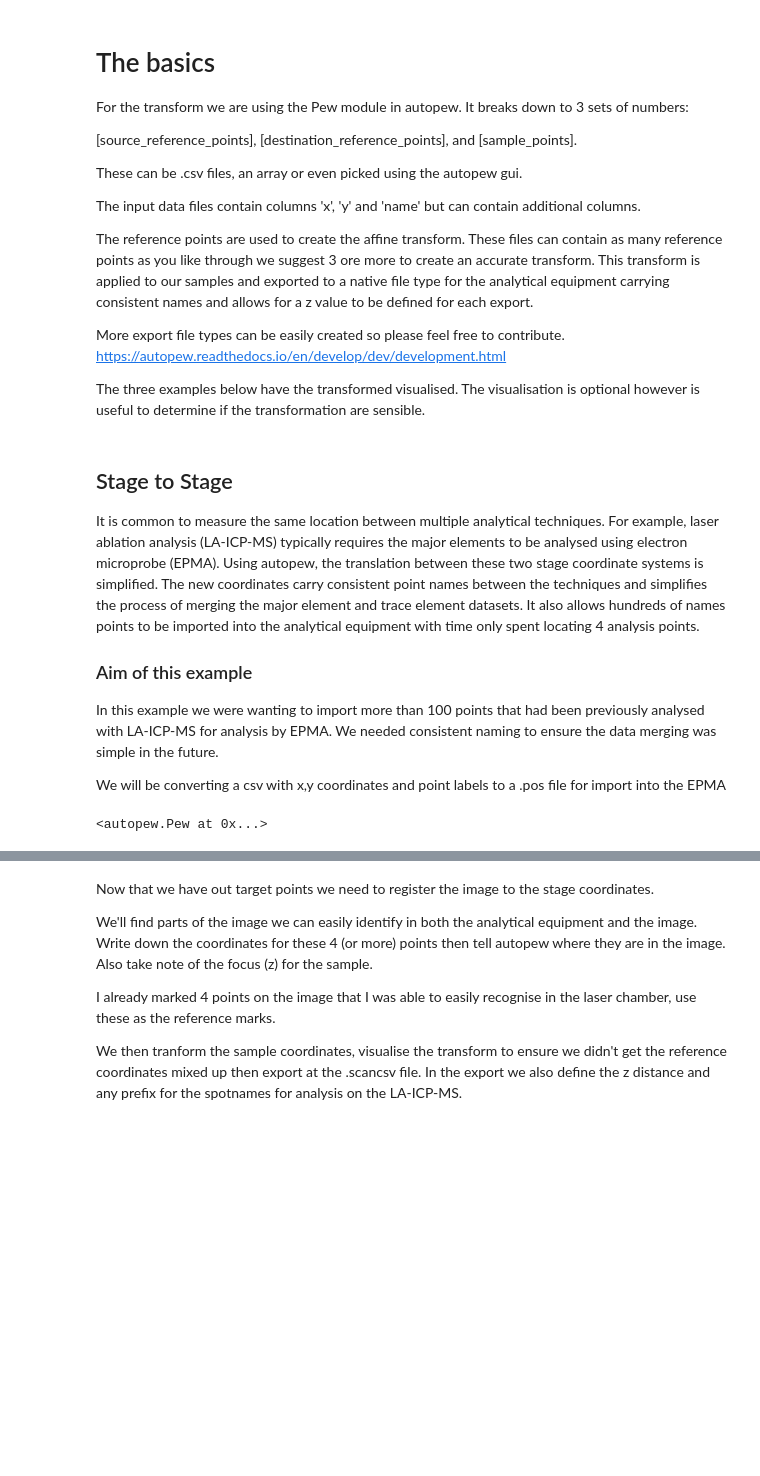
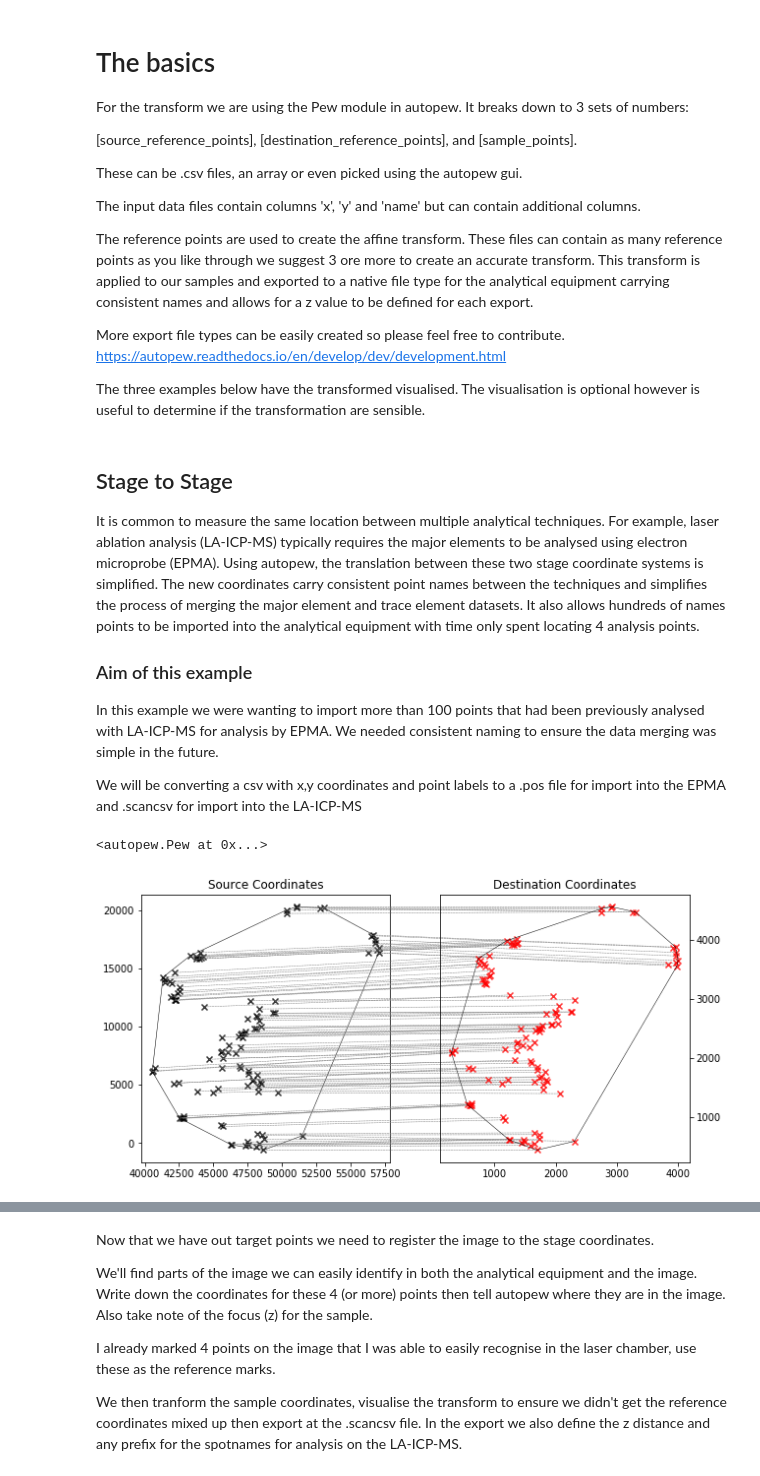
Before and after one commit to lavender22/AESC2021-autopew-poster, a Jupyter notebook: Autopew_poster.ipynb, the cells around one changed output, grey strips where cells are left out. Cells and saved outputs as stored; diff of their text form; code cells hidden in the pictures; blank space fills up the shorter version.

```diff
--- a/Autopew_poster.ipynb
+++ b/Autopew_poster.ipynb
@@ -29,22 +29,26 @@ It is common to measure the same location between multiple analytical techniques
 ### Aim of this example
 In this example we were wanting to import more than 100 points that had been previously analysed with LA-ICP-MS for analysis by EPMA. We needed consistent naming to ensure the data merging was simple in the future.
 
-We will be converting a csv with x,y coordinates and point labels to a .pos file for import into the EPMA
+We will be converting a csv with x,y coordinates and point labels to a .pos file for import into the EPMA and .scancsv for import into the LA-ICP-MS
 # %%
+%matplotlib inline
 from autopew import Pew
 from autopew.util.plot import plot_transform
 
 # %% LOAD reference points and sample points ---------------------------------------------------------------
 points = (Pew("Supplementary Material/Reference Points_source.csv",
               "Supplementary Material/Reference Points_dest.csv")
               .load_samples('Supplementary Material/Sample_points.csv'))
 
 # %% VISUALISE THE TRANSFORM ---------------------------------------------------------------
 fig = plot_transform(
     points.samples[['x', 'y']].values,
     points.transformed[['x', 'y']].values)
 
 # %% EXPORT -----------------------------------------------------------
 points.export_samples("Points_new.pos", z=10.7)
+points.export_samples("Points_new.scancsv", z=20744)
+points.export_samples("Points_new.csv")
 # %% [output]
 <autopew.Pew at 0x...>
+[figure, added]
```
Also changed, not shown: parts of 7 cells of this notebook.
